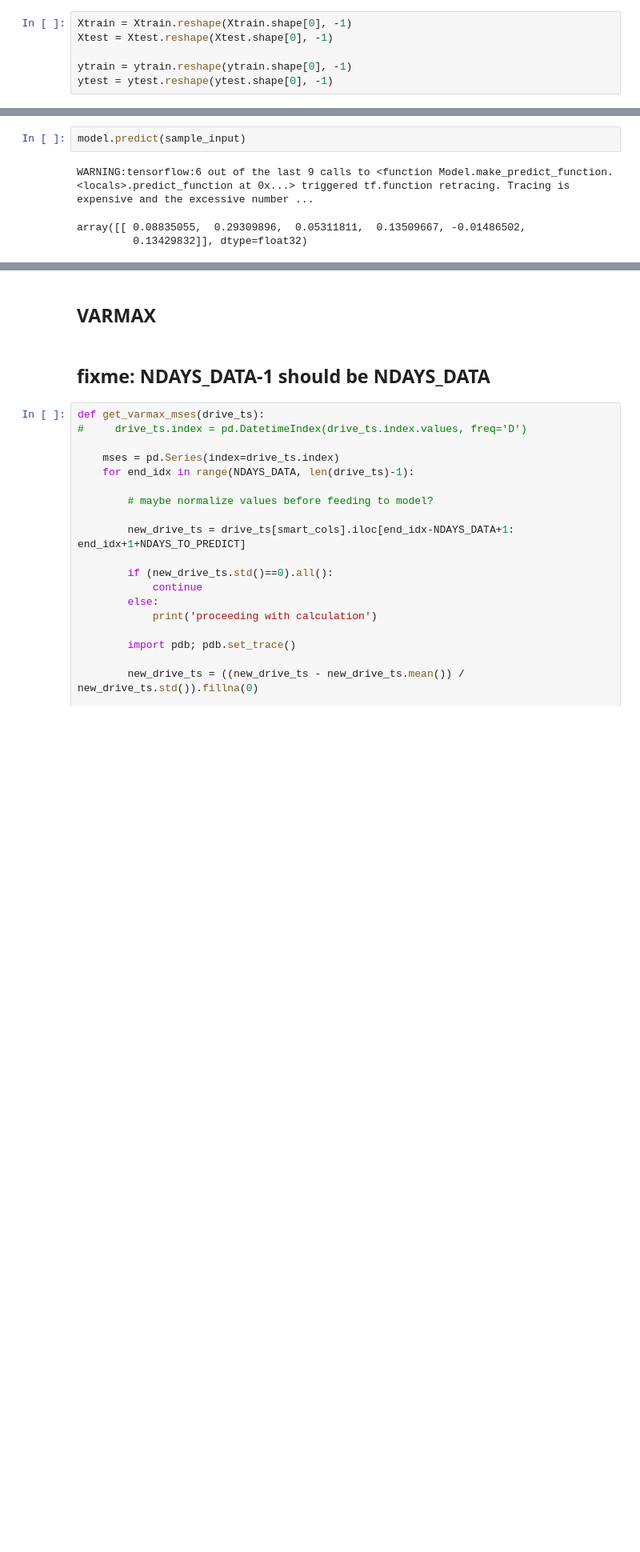
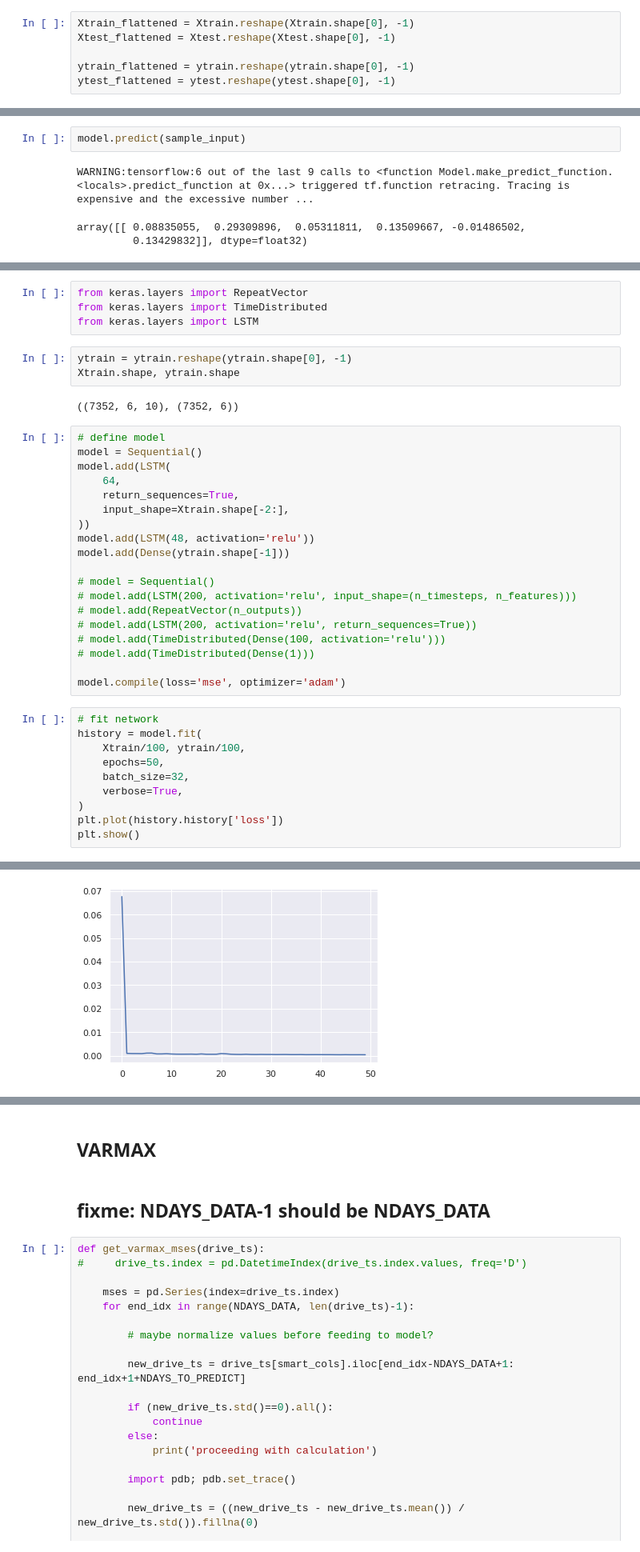
Before and after one commit to aicoe-aiops/ceph_drive_failure, a Jupyter notebook: notebooks/experimental/multivar_forecast_smart_metrics.ipynb, the cells around one changed output, grey strips where cells are left out. Shown: that part at 80% size. Saved outputs shown, nothing was run; the diff lists cells and outputs as text; blank space fills up the shorter version.

Commit message:
Add experimental basic LSTM

```diff
--- a/notebooks/experimental/multivar_forecast_smart_metrics.ipynb
+++ b/notebooks/experimental/multivar_forecast_smart_metrics.ipynb
@@ -149,11 +150,11 @@ Xtrain.shape, Xtest.shape, ytrain.shape, ytest.shape
 # %% [markdown]
 ## MLP
 # %%
-Xtrain = Xtrain.reshape(Xtrain.shape[0], -1)
-Xtest = Xtest.reshape(Xtest.shape[0], -1)
+Xtrain_flattened = Xtrain.reshape(Xtrain.shape[0], -1)
+Xtest_flattened = Xtest.reshape(Xtest.shape[0], -1)
 
-ytrain = ytrain.reshape(ytrain.shape[0], -1)
-ytest = ytest.reshape(ytest.shape[0], -1)
+ytrain_flattened = ytrain.reshape(ytrain.shape[0], -1)
+ytest_flattened = ytest.reshape(ytest.shape[0], -1)
 # %%
 # define model
 model = Sequential()
@@ -327,0 +330,39 @@ array([[ 0.08835055,  0.29309896,  0.05311811,  0.13509667, -0.01486502,
+# %%
+from keras.layers import RepeatVector
+from keras.layers import TimeDistributed
+from keras.layers import LSTM
+# %%
+ytrain = ytrain.reshape(ytrain.shape[0], -1)
+Xtrain.shape, ytrain.shape
+# %% [output]
+((7352, 6, 10), (7352, 6))
+# %%
+# define model
+model = Sequential()
+model.add(LSTM(
+    64,
+    return_sequences=True,
+    input_shape=Xtrain.shape[-2:],
+))
+model.add(LSTM(48, activation='relu'))
+model.add(Dense(ytrain.shape[-1]))
+
+# model = Sequential()
+# model.add(LSTM(200, activation='relu', input_shape=(n_timesteps, n_features)))
+# model.add(RepeatVector(n_outputs))
+# model.add(LSTM(200, activation='relu', return_sequences=True))
+# model.add(TimeDistributed(Dense(100, activation='relu')))
+# model.add(TimeDistributed(Dense(1)))
+
+model.compile(loss='mse', optimizer='adam')
+# %%
+# fit network
+history = model.fit(
+    Xtrain/100, ytrain/100,
+    epochs=50,
+    batch_size=32,
+    verbose=True,
+)
+plt.plot(history.history['loss'])
+plt.show()
+# %% [output]
@@ -327,0 +386 @@ array([[ 0.08835055,  0.29309896,  0.05311811,  0.13509667, -0.01486502,
+[figure, added]
```
Also changed, not shown: parts of 9 cells of this notebook.
